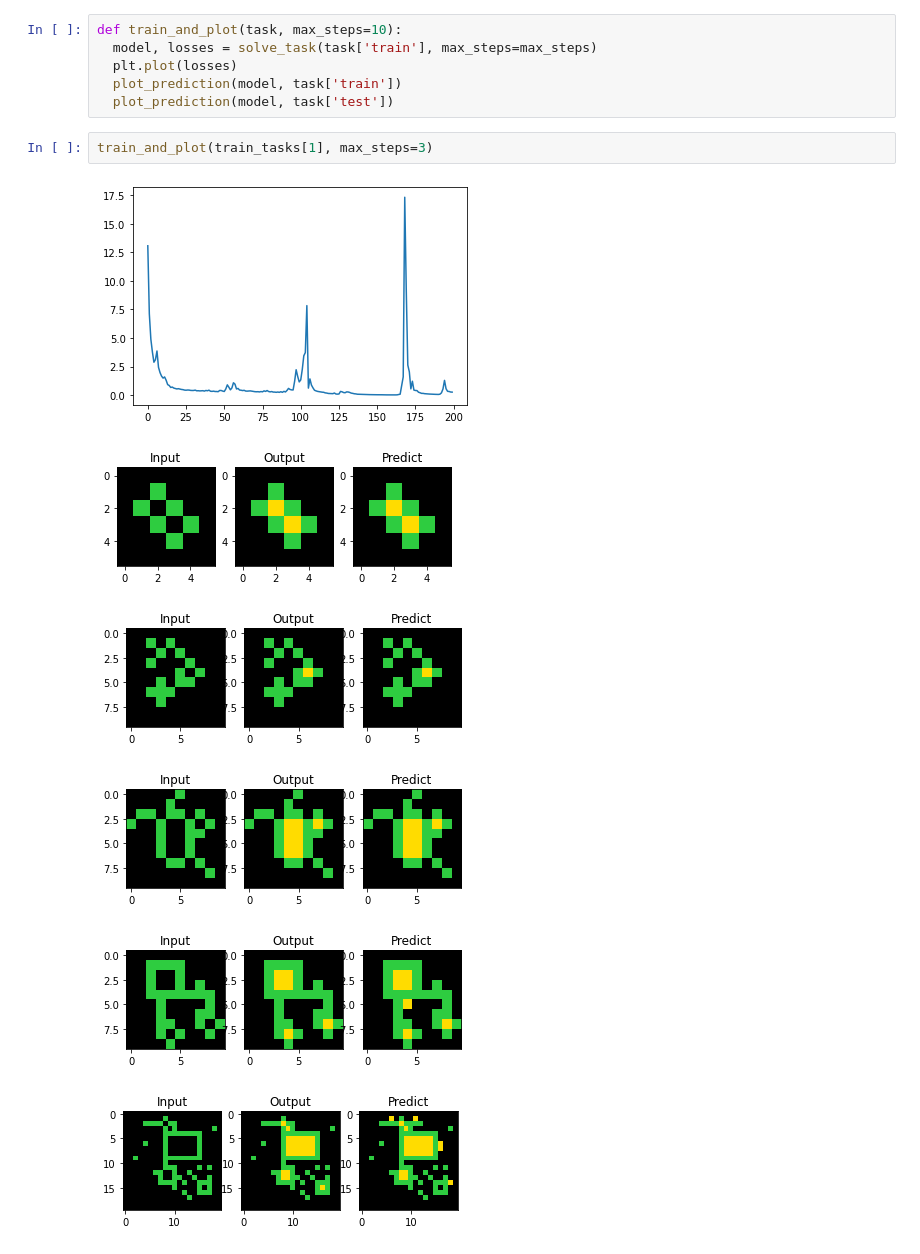
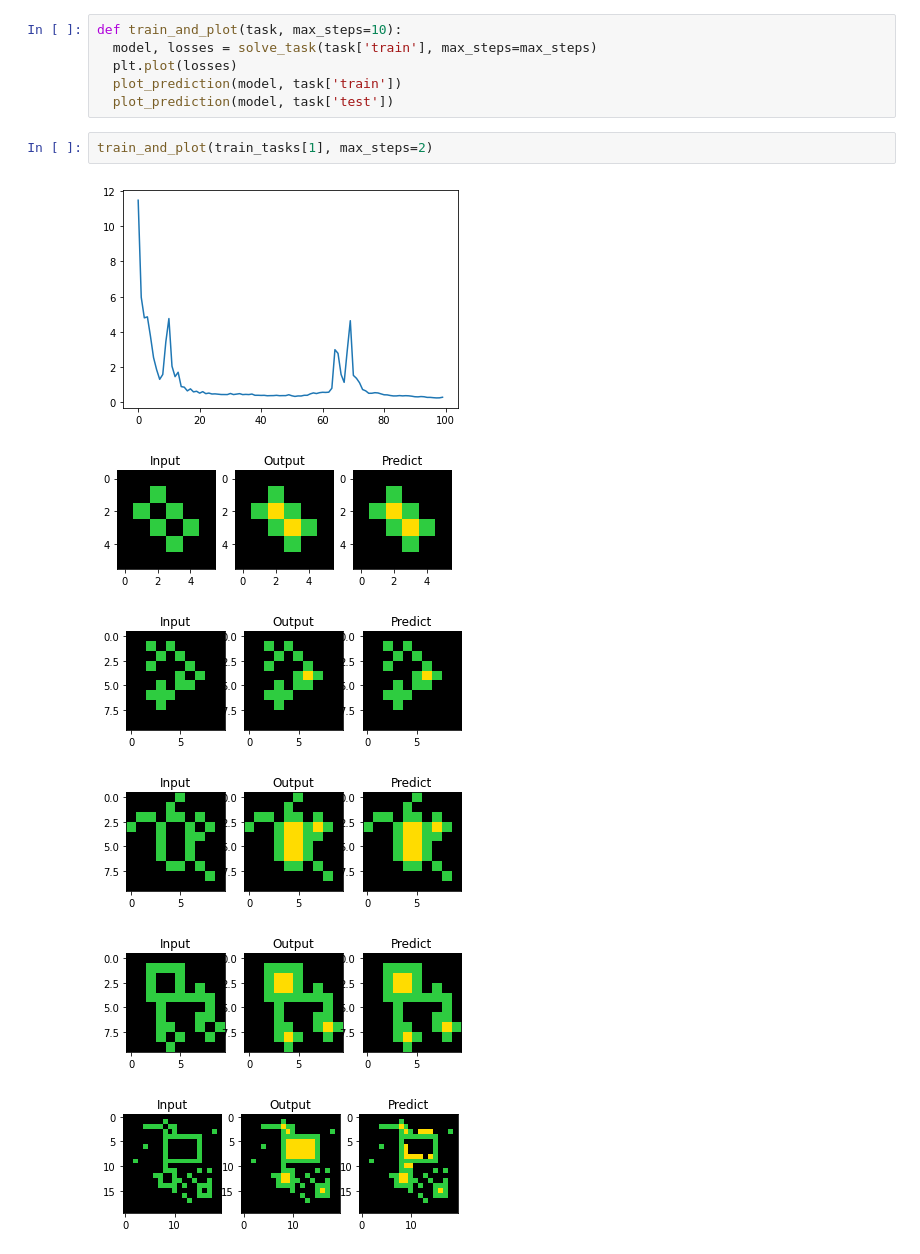
Before and after one commit to tnfru/abstraction_and_reasoning, a Jupyter notebook: ARC.ipynb, the cells around one changed output. Drawn from its saved outputs; the diff is of its cells as text.

```diff
--- a/ARC.ipynb
+++ b/ARC.ipynb
@@ -297,11 +297,11 @@ def train_and_plot(task, max_steps=10):
   plot_prediction(model, task['train'])
   plot_prediction(model, task['test'])
 # %%
-train_and_plot(train_tasks[1], max_steps=3)
+train_and_plot(train_tasks[1], max_steps=2)
 # %% [output]
-[figure, old version]
+[figure, new version]
 [figure]
 [figure]
 [figure]
-[figure, old version]
+[figure, new version]
-[figure, old version]
+[figure, new version]
```
Also changed, not shown: parts of 3 cells of this notebook.
